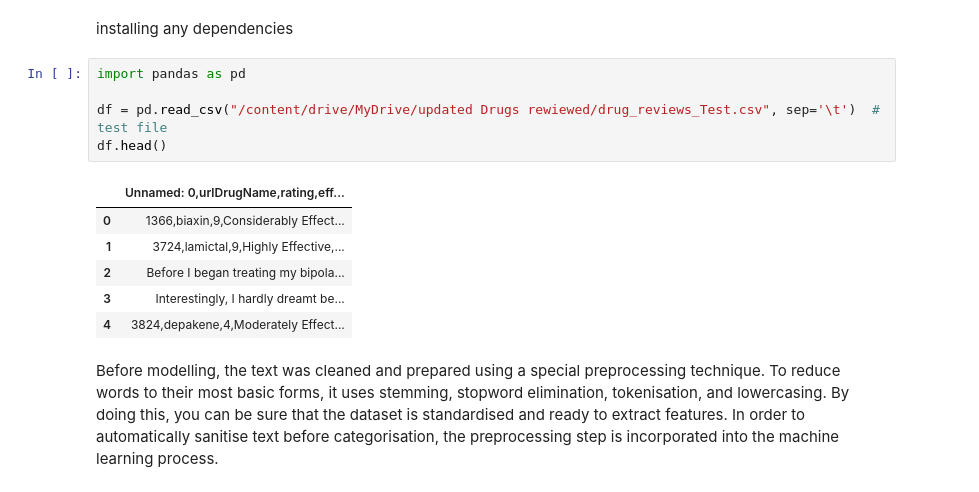
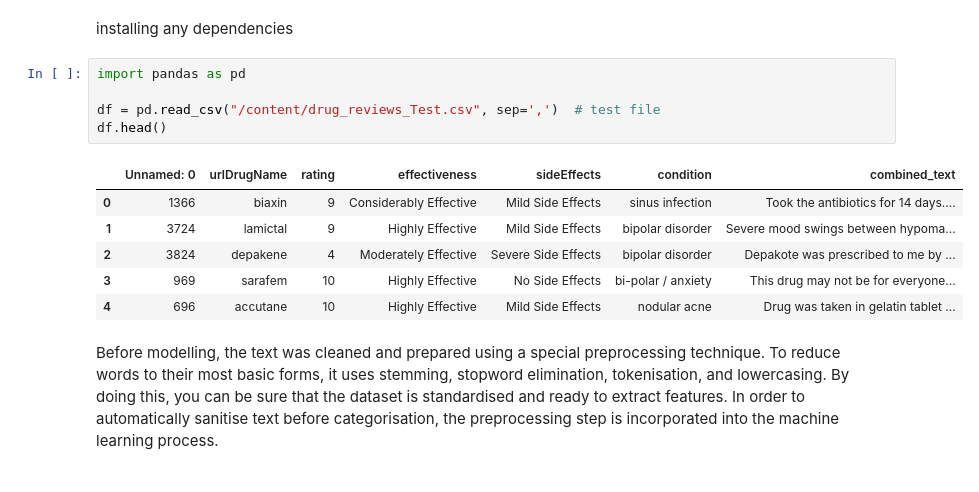
Before and after one commit to fatoumahaidara/Computer-vision-coursework-, a Jupyter notebook: Copy_of_Natural_language_processing_coursework.ipynb, the cells around one changed output. Saved outputs shown, nothing was run; the diff lists cells and outputs as text.

```diff
--- a/Copy_of_Natural_language_processing_coursework.ipynb
+++ b/Copy_of_Natural_language_processing_coursework.ipynb
@@ -381,15 +413,15 @@ installing any dependencies
 # %%
 import pandas as pd
 
-df = pd.read_csv("/content/drive/MyDrive/updated Drugs rewiewed/drug_reviews_Test.csv", sep='\t')  # test file
+df = pd.read_csv("/content/drug_reviews_Test.csv", sep=',')  # test file
 df.head()
 # %% [output]
-|  | Unnamed: 0,urlDrugName,rating,eff... |
-| 0 | 1366,biaxin,9,Considerably Effect... |
-| 1 | 3724,lamictal,9,Highly Effective,... |
-| 2 | Before I began treating my bipola... |
-| 3 | Interestingly, I hardly dreamt be... |
-| 4 | 3824,depakene,4,Moderately Effect... |
+|  | Unnamed: 0 | urlDrugName | rating | effectiveness | sideEffects | condition | combined_text |
+| 0 | 1366 | biaxin | 9 | Considerably Effective | Mild Side Effects | sinus infection | Took the antibiotics for 14 days.... |
+| 1 | 3724 | lamictal | 9 | Highly Effective | Mild Side Effects | bipolar disorder | Severe mood swings between hypoma... |
+| 2 | 3824 | depakene | 4 | Moderately Effective | Severe Side Effects | bipolar disorder | Depakote was prescribed to me by ... |
+| 3 | 969 | sarafem | 10 | Highly Effective | No Side Effects | bi-polar / anxiety | This drug may not be for everyone... |
+| 4 | 696 | accutane | 10 | Highly Effective | Mild Side Effects | nodular acne | Drug was taken in gelatin tablet ... |
 # %% [markdown]
 Before modelling, the text was cleaned and prepared using a special preprocessing technique. To reduce words to their most basic forms, it uses stemming, stopword elimination, tokenisation, and lowercasing. By doing this, you can be sure that the dataset is standardised and ready to extract features. In order to automatically sanitise text before categorisation, the preprocessing step is incorporated into the machine learning process.
 # %% [markdown]
```
Also changed, not shown: parts of 16 cells of this notebook.
